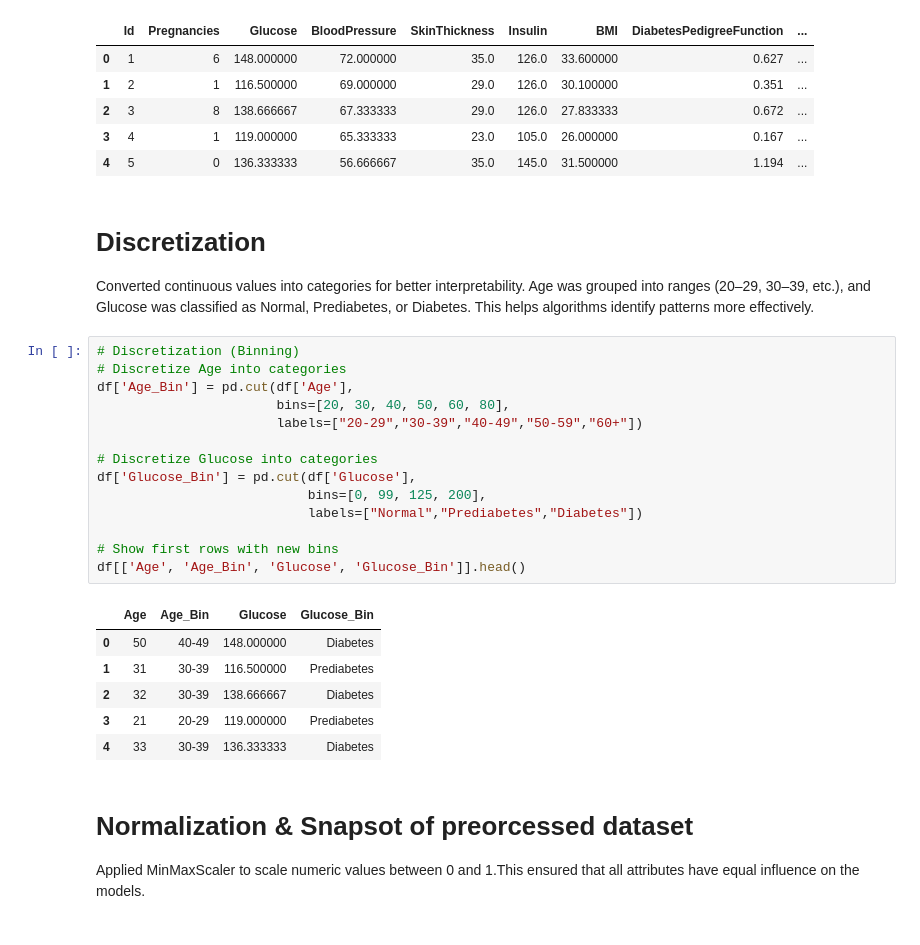
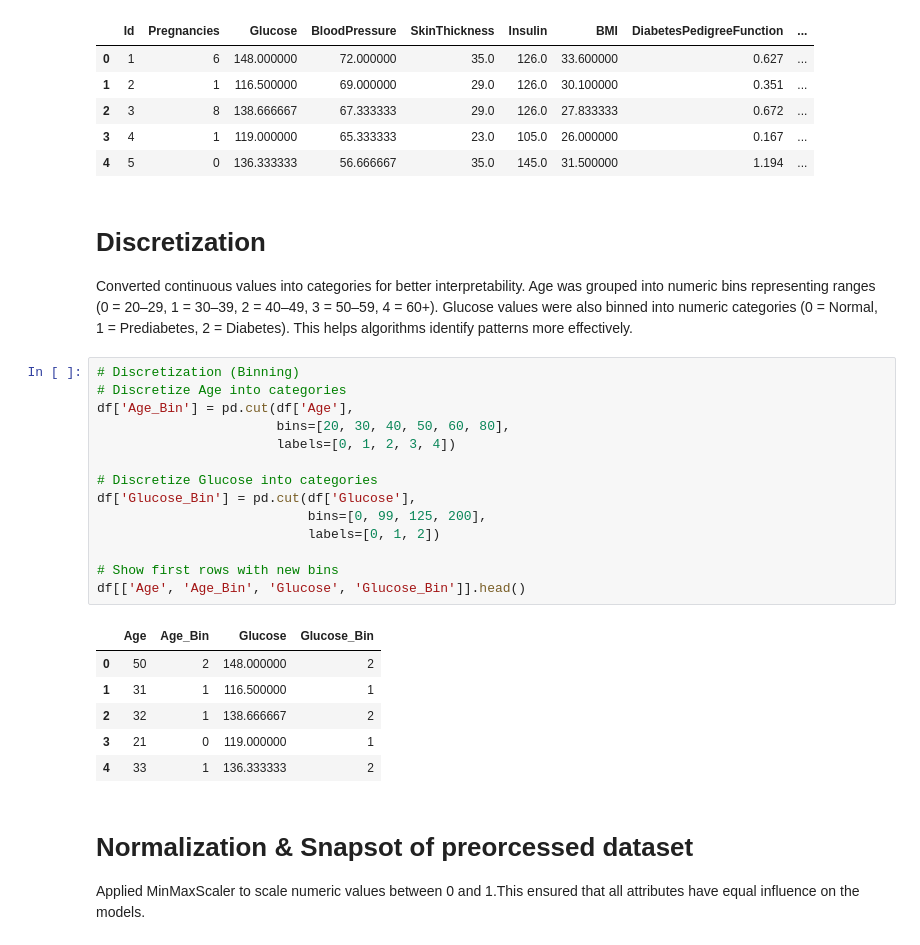
Before and after one commit to halaalduh/Diabetes-Prediction-using-Healthcare-Dataset, a Jupyter notebook: Phase2.ipynb, the cells around one changed output. Drawn from its saved outputs; the diff is of its cells as text.

```diff
--- a/Phase2.ipynb
+++ b/Phase2.ipynb
@@ -384,28 +384,28 @@ df.head()
 | 4 | 5 | 0 | 136.333333 | 56.666667 | 35.0 | 145.0 | 31.500000 | 1.194 | ... |
 # %% [markdown]
 # **Discretization**
-Converted continuous values into categories for better interpretability. Age was grouped into ranges (20–29, 30–39, etc.), and Glucose was classified as Normal, Prediabetes, or Diabetes. This helps algorithms identify patterns more effectively.
+Converted continuous values into categories for better interpretability. Age was grouped into numeric bins representing ranges (0 = 20–29, 1 = 30–39, 2 = 40–49, 3 = 50–59, 4 = 60+). Glucose values were also binned into numeric categories (0 = Normal, 1 = Prediabetes, 2 = Diabetes). This helps algorithms identify patterns more effectively.
 # %%
 # Discretization (Binning)
 # Discretize Age into categories
 df['Age_Bin'] = pd.cut(df['Age'],
                        bins=[20, 30, 40, 50, 60, 80],
-                       labels=["20-29","30-39","40-49","50-59","60+"])
+                       labels=[0, 1, 2, 3, 4])
 
 # Discretize Glucose into categories
 df['Glucose_Bin'] = pd.cut(df['Glucose'],
                            bins=[0, 99, 125, 200],
-                           labels=["Normal","Prediabetes","Diabetes"])
+                           labels=[0, 1, 2])
 
 # Show first rows with new bins
 df[['Age', 'Age_Bin', 'Glucose', 'Glucose_Bin']].head()
 # %% [output]
 |  | Age | Age_Bin | Glucose | Glucose_Bin |
-| 0 | 50 | 40-49 | 148.000000 | Diabetes |
-| 1 | 31 | 30-39 | 116.500000 | Prediabetes |
-| 2 | 32 | 30-39 | 138.666667 | Diabetes |
-| 3 | 21 | 20-29 | 119.000000 | Prediabetes |
-| 4 | 33 | 30-39 | 136.333333 | Diabetes |
+| 0 | 50 | 2 | 148.000000 | 2 |
+| 1 | 31 | 1 | 116.500000 | 1 |
+| 2 | 32 | 1 | 138.666667 | 2 |
+| 3 | 21 | 0 | 119.000000 | 1 |
+| 4 | 33 | 1 | 136.333333 | 2 |
 # %% [markdown]
 # **Normalization & Snapsot of preorcessed dataset**
 Applied MinMaxScaler to scale numeric values between 0 and 1.This ensured that all attributes have equal influence on the models.
```
Also changed, not shown: parts of 1 cell of this notebook.
